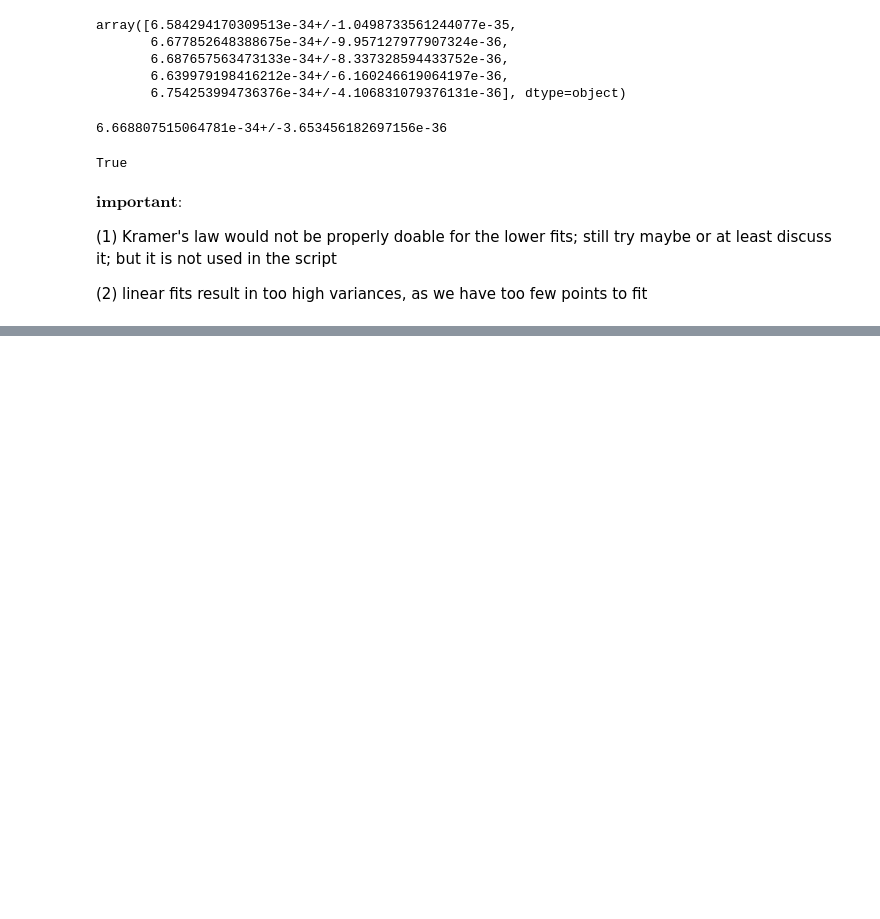
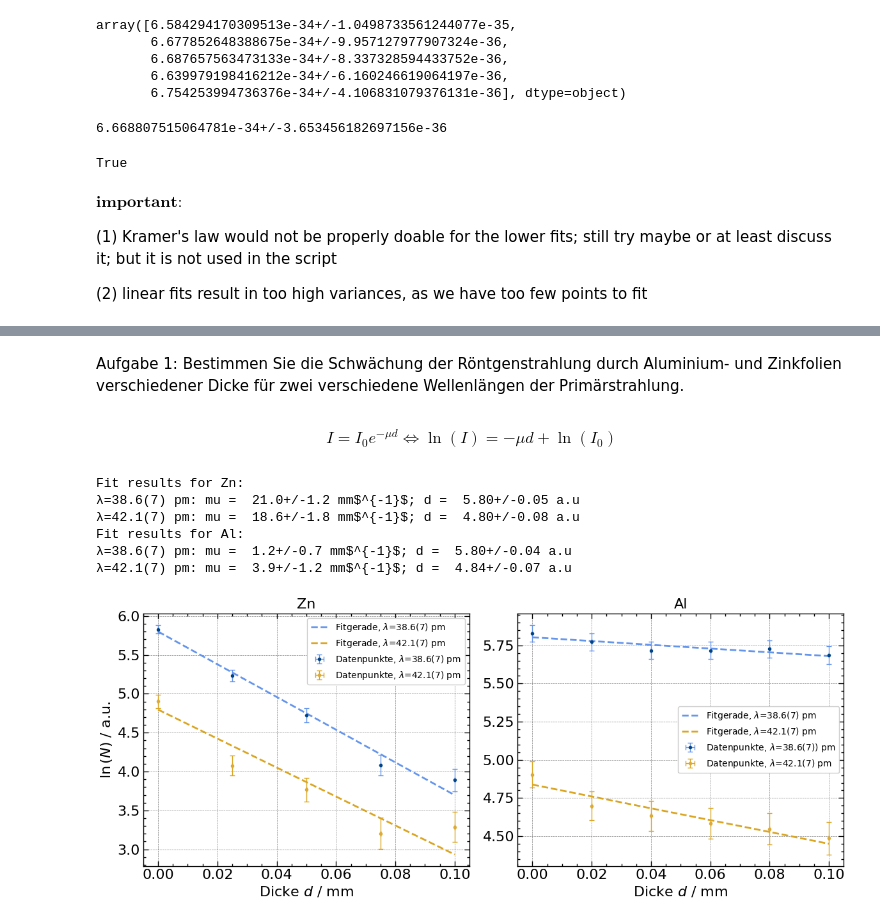
Before and after one commit to KemalOenen/advanced_labcourse, a Jupyter notebook: E130/data_analysis.ipynb, the cells around one changed output, grey strips where cells are left out. Cells and saved outputs as stored; diff of their text form; code cells hidden in the pictures; blank space fills up the shorter version.

Commit message:
Roentgen up to task 4 done

```diff
--- a/E130/data_analysis.ipynb
+++ b/E130/data_analysis.ipynb
@@ -478,0 +444,2 @@ plt.show()
+# %% [markdown]
+Aufgabe 1: Bestimmen Sie die Schwächung der Röntgenstrahlung durch Aluminium- und Zinkfolien verschiedener Dicke für zwei verschiedene Wellenlängen der Primärstrahlung.
@@ -478,0 +507,4 @@ plt.show()
+# %% [markdown]
+\begin{equation*}
+    I = I_0 e^{- \mu d} \Longleftrightarrow \ln{(I)} = - \mu d + \ln{(I_0)}
+\end{equation*}
@@ -478,0 +534,74 @@ plt.show()
+# %%
+# performing fits
+def linear_fit(x,a,d):
+    return (-a)*x + d
+
+# Zn data
+popt_Zn1, pcov_Zn1 = curve_fit(linear_fit, thickness_Zn, lnZn_data_angle1_n, sigma=lnZn_data_angle1_s, absolute_sigma=True)
+popt_Zn2, pcov_Zn2 = curve_fit(linear_fit, thickness_Zn, lnZn_data_angle2_n, sigma=lnZn_data_angle2_s, absolute_sigma=True)
+mu_Zn1 = ufloat(popt_Zn1[0], np.sqrt(pcov_Zn1[0][0]))
+d_Zn1 = ufloat(popt_Zn1[1], np.sqrt(pcov_Zn1[1][1]))
+mu_Zn2 = ufloat(popt_Zn2[0], np.sqrt(pcov_Zn2[0][0]))
+d_Zn2 = ufloat(popt_Zn2[1], np.sqrt(pcov_Zn2[1][1]))
+print("Fit results for Zn:")
+print("λ=38.6(7) pm:", "mu = ", mu_Zn1, "mm$^{-1}$;", "d = ", d_Zn1, "a.u" )
+print("λ=42.1(7) pm:", "mu = ", mu_Zn2, "mm$^{-1}$;", "d = ", d_Zn2, "a.u" )
+
+# Al data
+popt_Al1, pcov_Al1 = curve_fit(linear_fit, thickness_Al, lnAl_data_angle1_n, sigma=lnAl_data_angle1_s, absolute_sigma=True)
+popt_Al2, pcov_Al2 = curve_fit(linear_fit, thickness_Al, lnAl_data_angle2_n, sigma=lnAl_data_angle2_s, absolute_sigma=True)
+mu_Al1 = ufloat(popt_Al1[0], np.sqrt(pcov_Al1[0][0]))
+d_Al1 = ufloat(popt_Al1[1], np.sqrt(pcov_Al1[1][1]))
+mu_Al2 = ufloat(popt_Al2[0], np.sqrt(pcov_Al2[0][0]))
+d_Al2 = ufloat(popt_Al2[1], np.sqrt(pcov_Al2[1][1]))
+print("Fit results for Al:")
+print("λ=38.6(7) pm:", "mu = ", mu_Al1, "mm$^{-1}$;", "d = ", d_Al1, "a.u" )
+print("λ=42.1(7) pm:", "mu = ", mu_Al2, "mm$^{-1}$;", "d = ", d_Al2, "a.u" )
+# %% [output]
+Fit results for Zn:
+λ=38.6(7) pm: mu =  21.0+/-1.2 mm$^{-1}$; d =  5.80+/-0.05 a.u
+λ=42.1(7) pm: mu =  18.6+/-1.8 mm$^{-1}$; d =  4.80+/-0.08 a.u
+Fit results for Al:
+λ=38.6(7) pm: mu =  1.2+/-0.7 mm$^{-1}$; d =  5.80+/-0.04 a.u
+λ=42.1(7) pm: mu =  3.9+/-1.2 mm$^{-1}$; d =  4.84+/-0.07 a.u
+# %%
+fig,axs = plt.subplots(1,2, figsize=(12,5))
+# plotting data points
+axs[0].errorbar(thickness_Zn, lnZn_data_angle1_n, fmt='.',
+             xerr=0, yerr=lnZn_data_angle1_s, ecolor='cornflowerblue',
+             elinewidth=1, capsize=3, label="Datenpunkte, $\lambda$=38.6(7) pm")
+axs[0].errorbar(thickness_Zn, lnZn_data_angle2_n, fmt='.',
+             xerr=0, yerr=lnZn_data_angle2_s, ecolor='goldenrod',
+             elinewidth=1, capsize=3, label="Datenpunkte, $\lambda$=42.1(7) pm")
+axs[1].errorbar(thickness_Al, lnAl_data_angle1_n, fmt='.',
+             xerr=0, yerr=lnAl_data_angle1_s, ecolor='cornflowerblue',
+             elinewidth=1, capsize=3, label="Datenpunkte, $\lambda$=38.6(7)) pm")
+axs[1].errorbar(thickness_Al, lnAl_data_angle2_n, fmt='.',
+             xerr=0, yerr=lnAl_data_angle2_s, ecolor='goldenrod',
+             elinewidth=1, capsize=3, label="Datenpunkte, $\lambda$=42.1(7) pm")
+
+#plotting both fit results
+axs[0].plot(thickness_Zn, -mu_Zn1.n*thickness_Zn + d_Zn1.n , '--', color="cornflowerblue",
+         label="Fitgerade, $\lambda$=38.6(7) pm")
+axs[0].plot(thickness_Zn, -mu_Zn2.n*thickness_Zn + d_Zn2.n , '--', color="goldenrod",
+         label="Fitgerade, $\lambda$=42.1(7) pm")
+axs[1].plot(thickness_Al, -mu_Al1.n*thickness_Al + d_Al1.n , '--', color="cornflowerblue",
+         label="Fitgerade, $\lambda$=38.6(7) pm")
+axs[1].plot(thickness_Al, -mu_Al2.n*thickness_Al + d_Al2.n , '--', color="goldenrod",
+         label="Fitgerade, $\lambda$=42.1(7) pm")
+
+axs[0].set_ylabel("$\ln{(N)}$ / a.u.")
+axs[0].set_xlabel(r"Dicke $d$ / mm")
+axs[0].set_title("Zn")
+axs[0].legend(prop={'size': 10})
+
+#axs[1].set_ylabel(r"sin($\theta_{min}$) / a.u.")
+axs[1].set_xlabel(r"Dicke $d$ / mm")
+axs[1].set_title("Al")
+axs[1].legend(prop={'size': 10})
+
+plt.tight_layout()
+#plt.savefig("plots/Fits_Aufgabe4_task1.png", dpi=400)
+plt.show()
+# %% [output]
+[figure, added]
```
Also changed, not shown: parts of 14 cells of this notebook, 1 other file.
